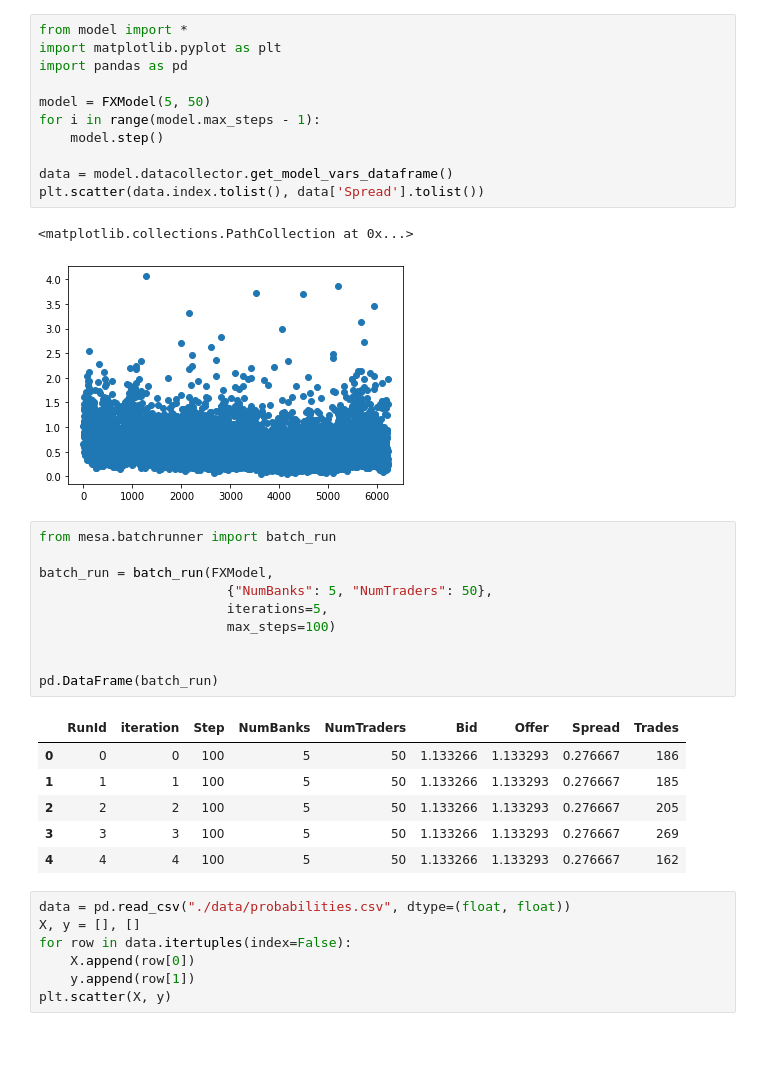
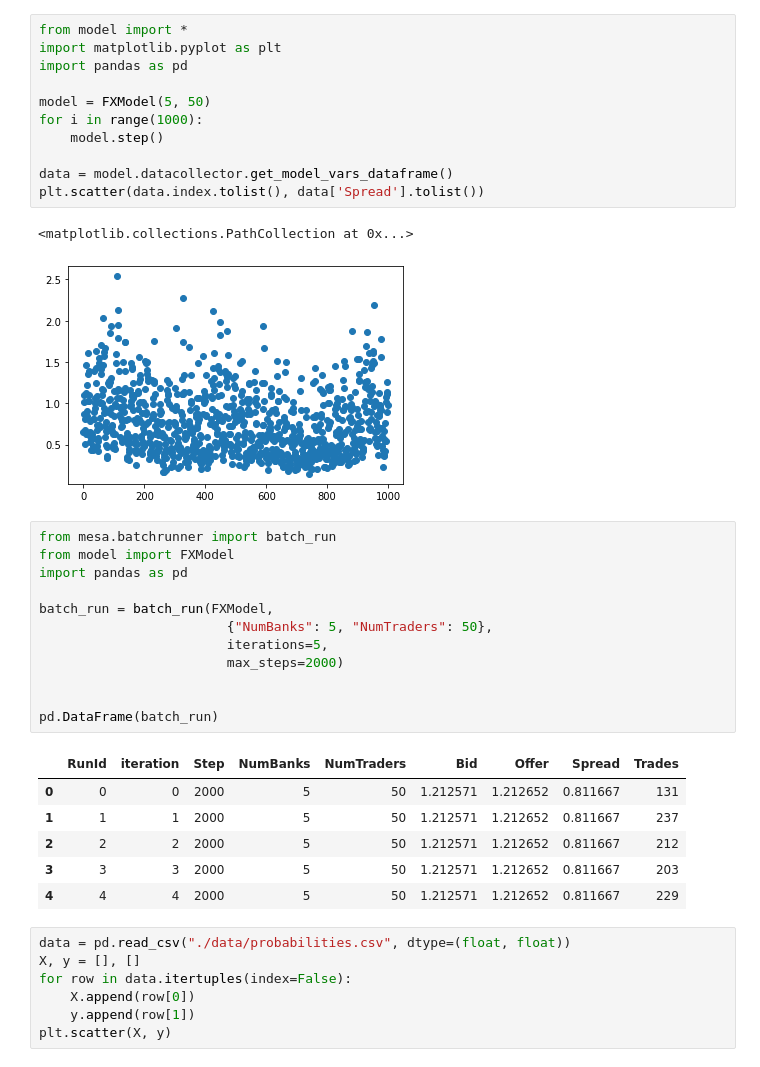
Before and after one commit to ravidesai001/ABM-Forex-Market, a Jupyter notebook: src/main.ipynb, the cells around one changed output. Saved outputs shown, nothing was run; the diff lists cells and outputs as text.

Commit message:
added test model running and matplot graphs

```diff
--- a/src/main.ipynb
+++ b/src/main.ipynb
@@ -1,34 +1,36 @@
 # %%
 from model import *
 import matplotlib.pyplot as plt
 import pandas as pd
 
 model = FXModel(5, 50)
-for i in range(model.max_steps - 1):
+for i in range(1000):
     model.step()
 
 data = model.datacollector.get_model_vars_dataframe()
 plt.scatter(data.index.tolist(), data['Spread'].tolist())
 # %% [output]
 <matplotlib.collections.PathCollection at 0x...>
-[figure, old version]
+[figure, new version]
 # %%
 from mesa.batchrunner import batch_run
+from model import FXModel
+import pandas as pd
 
 batch_run = batch_run(FXModel,
                         {"NumBanks": 5, "NumTraders": 50},
                         iterations=5,
-                        max_steps=100)
+                        max_steps=2000)
 
 
 pd.DataFrame(batch_run)
 # %% [output]
 |  | RunId | iteration | Step | NumBanks | NumTraders | Bid | Offer | Spread | Trades |
-| 0 | 0 | 0 | 100 | 5 | 50 | 1.133266 | 1.133293 | 0.276667 | 186 |
-| 1 | 1 | 1 | 100 | 5 | 50 | 1.133266 | 1.133293 | 0.276667 | 185 |
-| 2 | 2 | 2 | 100 | 5 | 50 | 1.133266 | 1.133293 | 0.276667 | 205 |
-| 3 | 3 | 3 | 100 | 5 | 50 | 1.133266 | 1.133293 | 0.276667 | 269 |
-| 4 | 4 | 4 | 100 | 5 | 50 | 1.133266 | 1.133293 | 0.276667 | 162 |
+| 0 | 0 | 0 | 2000 | 5 | 50 | 1.212571 | 1.212652 | 0.811667 | 131 |
+| 1 | 1 | 1 | 2000 | 5 | 50 | 1.212571 | 1.212652 | 0.811667 | 237 |
+| 2 | 2 | 2 | 2000 | 5 | 50 | 1.212571 | 1.212652 | 0.811667 | 212 |
+| 3 | 3 | 3 | 2000 | 5 | 50 | 1.212571 | 1.212652 | 0.811667 | 203 |
+| 4 | 4 | 4 | 2000 | 5 | 50 | 1.212571 | 1.212652 | 0.811667 | 229 |
 # %%
 data = pd.read_csv("./data/probabilities.csv", dtype=(float, float))
 X, y = [], []
```
Also changed, not shown: 5 other files.
